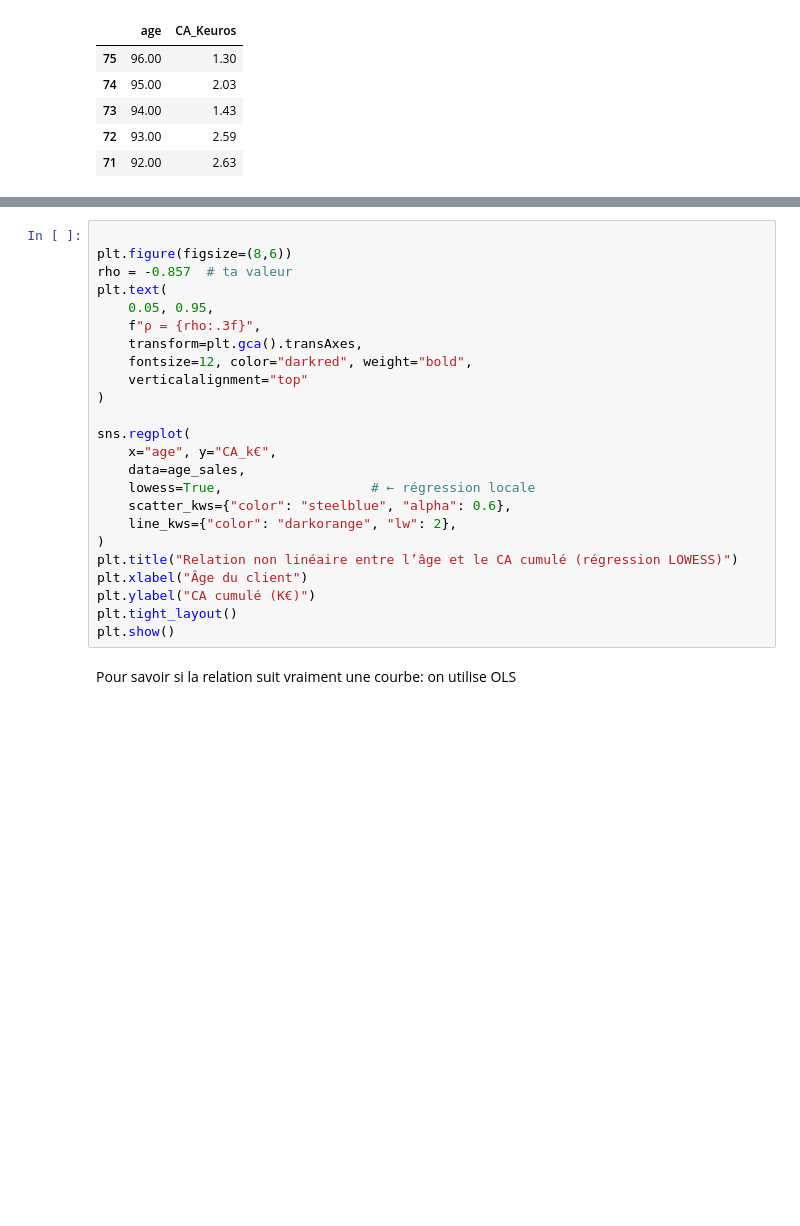
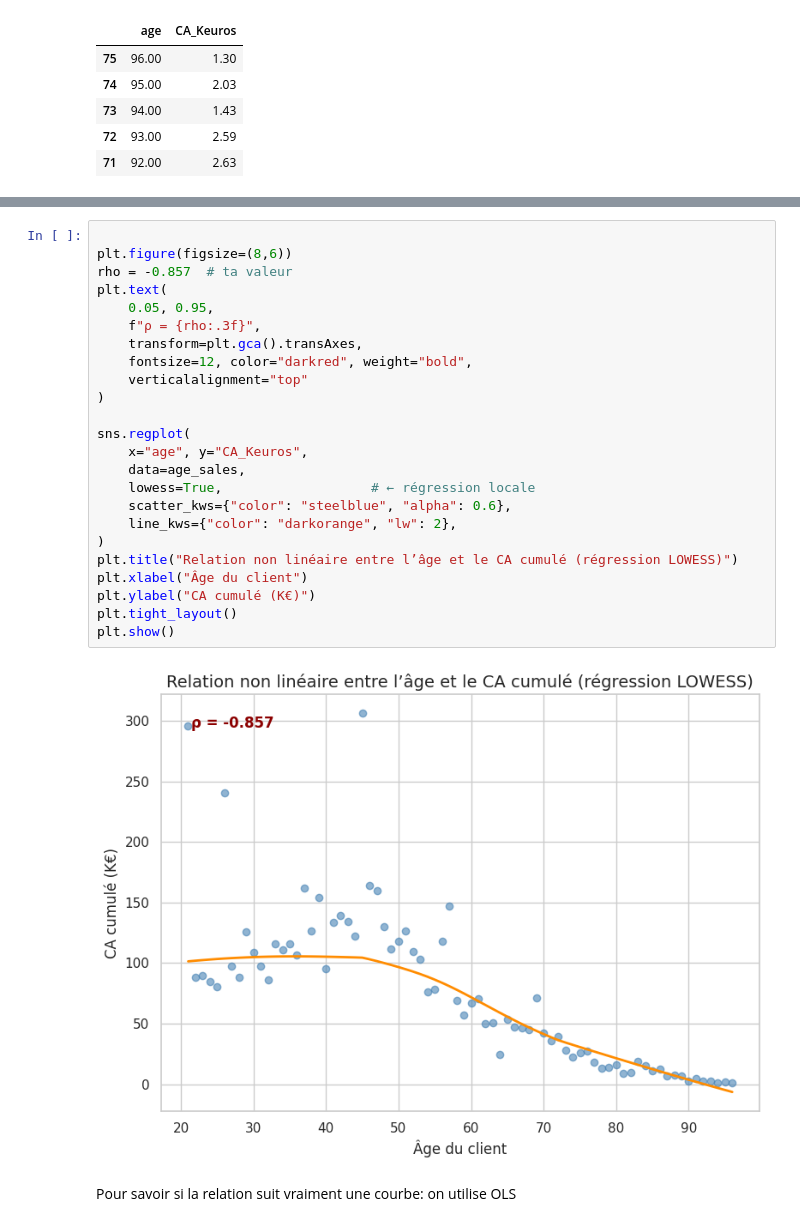
Before and after one commit to dinaglamshowroom/projet-data_oc, a Jupyter notebook: Projet4_Corrélation_3.ipynb, the cells around one changed output, grey strips where cells are left out. Saved outputs shown, nothing was run; the diff lists cells and outputs as text; blank space fills up the shorter version.

```diff
--- a/Projet4_Corrélation_3.ipynb
+++ b/Projet4_Corrélation_3.ipynb
@@ -536,27 +529,29 @@ Ce résultat corrobore la corrélation de Spearman (ρ = –0.857) et confirme l
 # %%
 
 plt.figure(figsize=(8,6))
 rho = -0.857  # ta valeur
 plt.text(
     0.05, 0.95,
     f"ρ = {rho:.3f}",
     transform=plt.gca().transAxes,
     fontsize=12, color="darkred", weight="bold",
     verticalalignment="top"
 )
 
 sns.regplot(
-    x="age", y="CA_k€",
+    x="age", y="CA_Keuros",
     data=age_sales,
     lowess=True,                   # ← régression locale
     scatter_kws={"color": "steelblue", "alpha": 0.6},
     line_kws={"color": "darkorange", "lw": 2},
 )
 plt.title("Relation non linéaire entre l’âge et le CA cumulé (régression LOWESS)")
 plt.xlabel("Âge du client")
 plt.ylabel("CA cumulé (K€)")
 plt.tight_layout()
 plt.show()
+# %% [output]
+[figure, added]
 # %% [markdown]
 Pour savoir si la relation suit vraiment une courbe: on utilise OLS
 # %%
```
Also changed, not shown: parts of 22 cells of this notebook.
